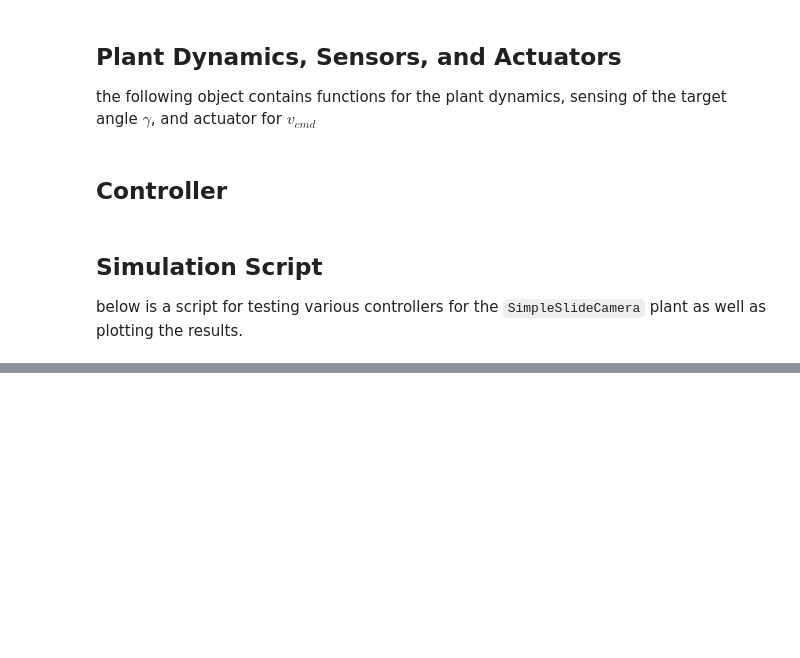
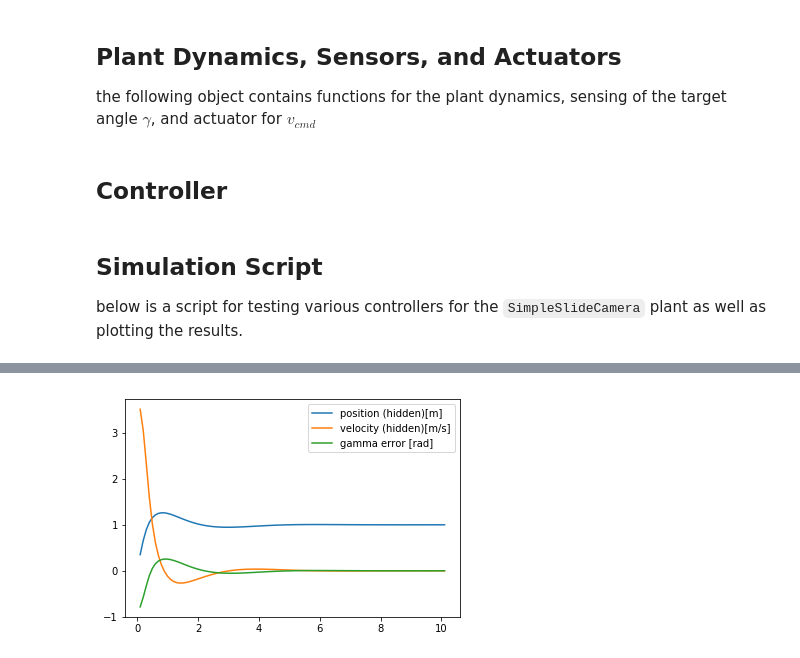
Before and after one commit to ncnynl/bwsi-uav-labs-docs, a Jupyter notebook: control/simple_feedback_control.ipynb, the cells around one changed output, grey strips where cells are left out. Saved outputs shown, nothing was run; the diff lists cells and outputs as text; code cells hidden in the pictures; blank space fills up the shorter version.

```diff
--- a/control/simple_feedback_control.ipynb
+++ b/control/simple_feedback_control.ipynb
@@ -141,0 +157,69 @@ plt.show()
+# %%
+def pid_control(y_err, kp, ie, ki, de, kd):
+    ''' compute the actuator command based on proportional error between output and desired output
+    Args:
+    y_err: y - y_des where y is the output variable of the plant
+    '''
+    cmd = -kp*y_err -ki*ie -kd*de
+    # TODO: write a proportional control law (hint: it is a single line, very simple equations)
+    # END TODO
+
+    return cmd
+# %%
+
+# Control inputs
+kp = 6.0
+kd = 40.0
+ki = 0.5
+dt = _TIME_STEP
+t_final = 10.0
+
+# intial conditions (position, velocity and targe position)
+x_0 = 0.0
+v_0 = 0.0
+x_des = 1.0
+
+# create SimpleSlideCamera with initial conditions
+sscam = SimpleSlideCamera(x_0, v_0, x_des)
+
+# initialize data storage
+data = dict()
+data['t'] = []
+data['acc_cmd'] = []
+data['vel_cmd'] = []
+data['err_gamma'] = []
+data['x_hidden'] = []
+data['v_hidden'] = []
+t = 0.0
+err_prev = 0.0
+integral_err = 0.0
+while t < t_final:
+    t += dt
+
+    # SENSOR: sense output variable gamma (angle from camera centerline to target) and calculate error from desired
+    err_gamma = sscam.sense_gamma() - sscam.gamma_d
+
+    # CONTROLLER: call velocity control algoritm
+    d_err = err_gamma - err_gamma_prev
+    acc_cmd = pid_control(err_gamma, kp, integral_err, ki, d_err, kd)
+    integral_err = integral_err + err_gamma
+    # ACTUATOR: send velocity command to plant
+    sscam.actuate_acceleration_command(acc_cmd)
+
+    # store data
+    err_gamma_prev = err_gamma
+    data['t'].append(t)
+    data['vel_cmd'].append(vel_cmd)
+    data['err_gamma'].append(err_gamma)
+    data['x_hidden'].append(sscam._get_hidden_position())
+    data['v_hidden'].append(sscam._get_hidden_velocity())
+
+
+# Plot Data
+handle_position, = plt.plot(data['t'], data['x_hidden'], label='position (hidden)[m]')
+handle_velocity, = plt.plot(data['t'], data['v_hidden'], label='velocity (hidden)[m/s]')
+handle_err_gamma, = plt.plot(data['t'], data['err_gamma'], label='gamma error [rad]')
+plt.legend(handles=[handle_position, handle_velocity, handle_err_gamma])
+plt.show()
+# %% [output]
+[figure, added]
```
Also changed, not shown: parts of 3 cells of this notebook.
